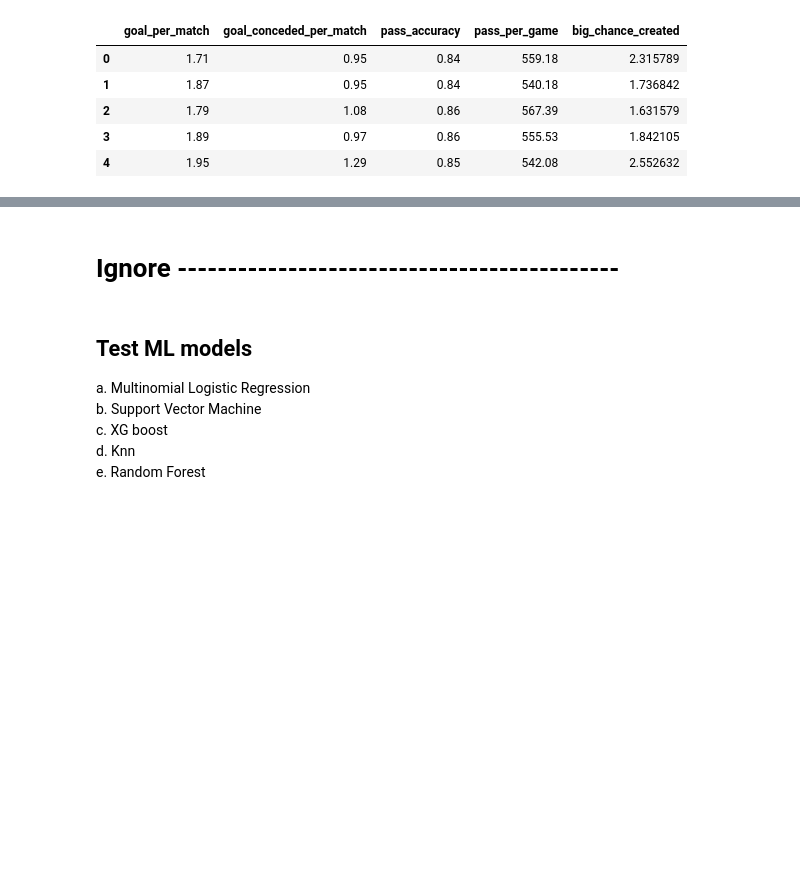
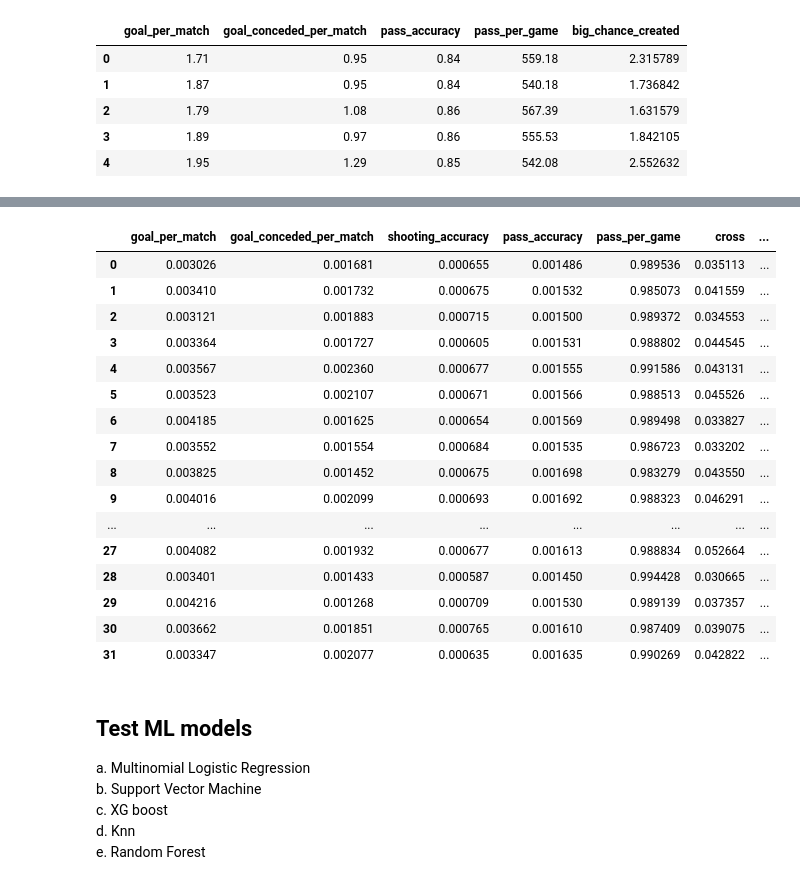
Before and after one commit to hyunilyoo/epl-prediction, a Jupyter notebook: Top4_Prediction.ipynb, the cells around one changed output, grey strips where cells are left out. Cells and saved outputs as stored; diff of their text form; code cells hidden in the pictures; blank space fills up the shorter version.

```diff
--- a/Top4_Prediction.ipynb
+++ b/Top4_Prediction.ipynb
@@ -930,5 +898,30 @@ standardization_data.head()
-# %% [markdown]
-# Ignore --------------------------------------------
+# %%
+final_data_y = final_data.loc[:, final_data.columns == 'position']
+final_data_x = final_data.loc[:, final_data.columns != 'position']
+norm_final_data = pd.DataFrame(preprocessing.normalize(final_data_x))
+norm_final_data.columns = final_data_x.columns
+# %%
+norm_final_data = pd.concat([norm_final_data, final_data_y], axis=1, sort=False)
+# %%
+norm_final_data
+# %% [output]
+|  | goal_per_match | goal_conceded_per_match | shooting_accuracy | pass_accuracy | pass_per_game | cross | ... |
+| 0 | 0.003026 | 0.001681 | 0.000655 | 0.001486 | 0.989536 | 0.035113 | ... |
+| 1 | 0.003410 | 0.001732 | 0.000675 | 0.001532 | 0.985073 | 0.041559 | ... |
+| 2 | 0.003121 | 0.001883 | 0.000715 | 0.001500 | 0.989372 | 0.034553 | ... |
+| 3 | 0.003364 | 0.001727 | 0.000605 | 0.001531 | 0.988802 | 0.044545 | ... |
+| 4 | 0.003567 | 0.002360 | 0.000677 | 0.001555 | 0.991586 | 0.043131 | ... |
+| 5 | 0.003523 | 0.002107 | 0.000671 | 0.001566 | 0.988513 | 0.045526 | ... |
+| 6 | 0.004185 | 0.001625 | 0.000654 | 0.001569 | 0.989498 | 0.033827 | ... |
+| 7 | 0.003552 | 0.001554 | 0.000684 | 0.001535 | 0.986723 | 0.033202 | ... |
+| 8 | 0.003825 | 0.001452 | 0.000675 | 0.001698 | 0.983279 | 0.043550 | ... |
+| 9 | 0.004016 | 0.002099 | 0.000693 | 0.001692 | 0.988323 | 0.046291 | ... |
+| ... | ... | ... | ... | ... | ... | ... | ... |
+| 27 | 0.004082 | 0.001932 | 0.000677 | 0.001613 | 0.988834 | 0.052664 | ... |
+| 28 | 0.003401 | 0.001433 | 0.000587 | 0.001450 | 0.994428 | 0.030665 | ... |
+| 29 | 0.004216 | 0.001268 | 0.000709 | 0.001530 | 0.989139 | 0.037357 | ... |
+| 30 | 0.003662 | 0.001851 | 0.000765 | 0.001610 | 0.987409 | 0.039075 | ... |
+| 31 | 0.003347 | 0.002077 | 0.000635 | 0.001635 | 0.990269 | 0.042822 | ... |
 # %% [markdown]
 ## Test ML models
 a. Multinomial Logistic Regression
```
Also changed, not shown: parts of 19 cells of this notebook, 1 other file.
